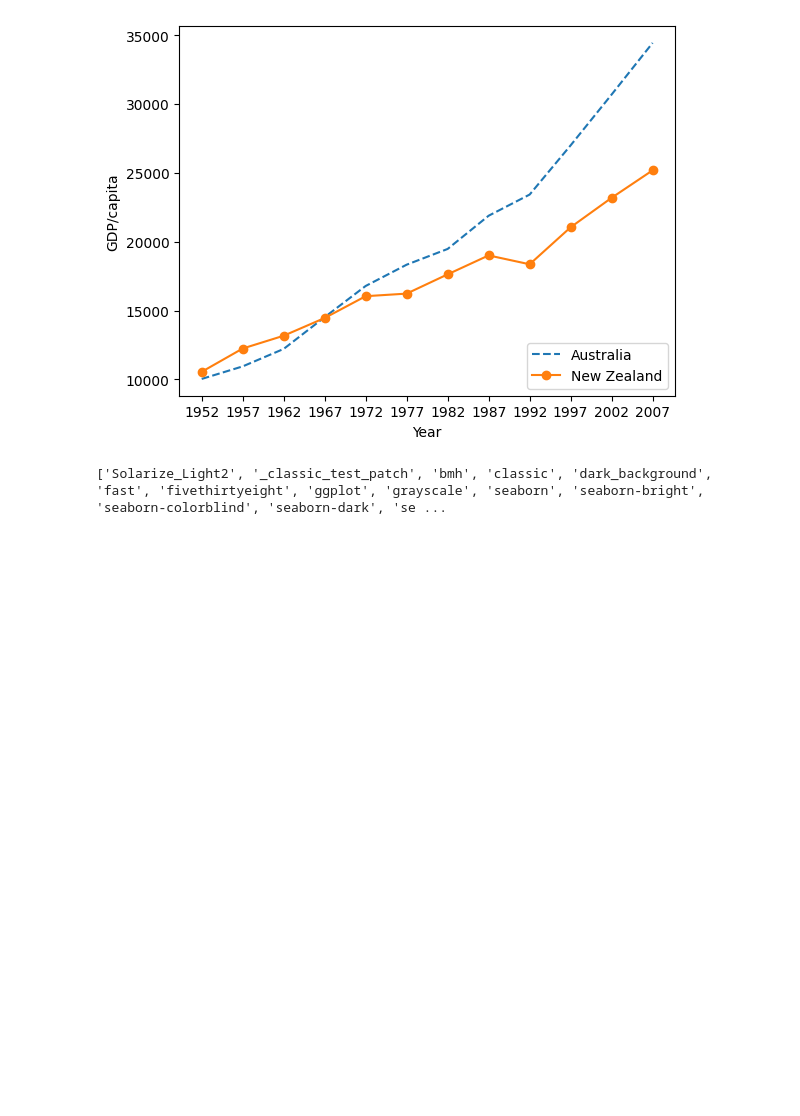
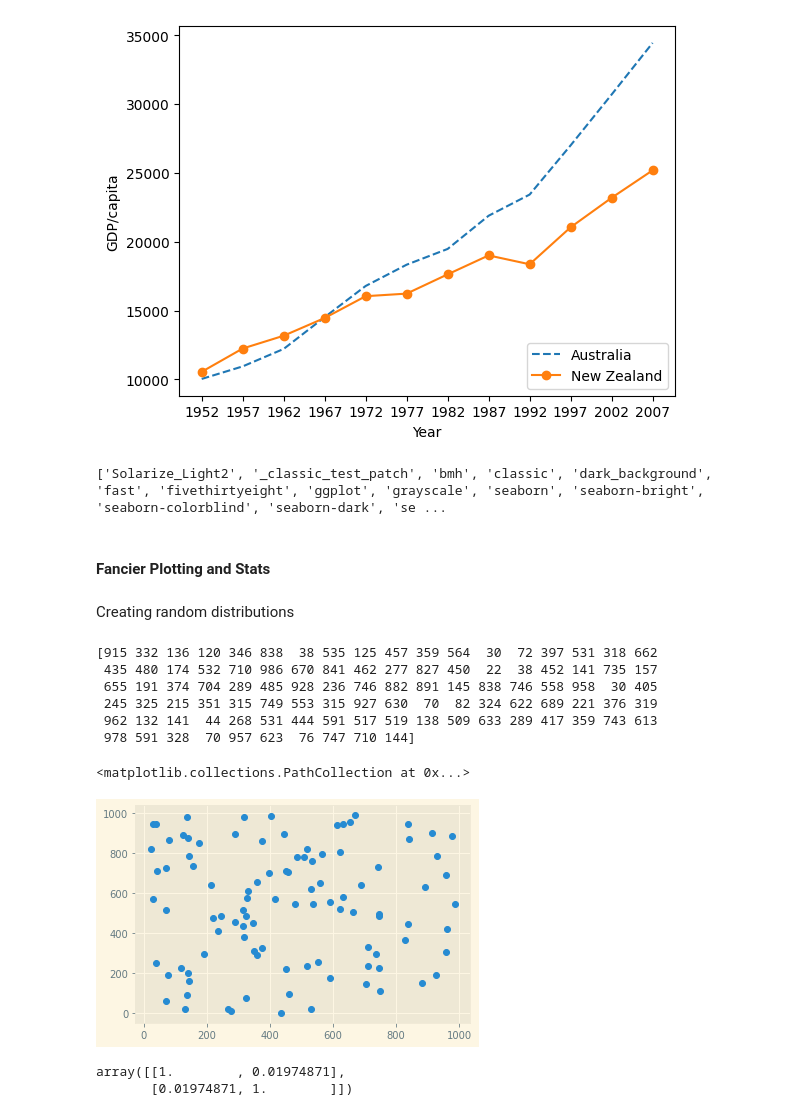
Before and after one commit to brewerlab/practcomp_2022, a Jupyter notebook: PracComp2022.ipynb, the cells around one changed output. Drawn from its saved outputs; the diff is of its cells as text; code cells hidden in the pictures; blank space fills up the shorter version.

Commit message:
Added fancy plots and stats

```diff
--- a/PracComp2022.ipynb
+++ b/PracComp2022.ipynb
@@ -611,3 +611,34 @@ plt.legend(loc='lower right')
 print(plt.style.available)
 # %% [output]
 ['Solarize_Light2', '_classic_test_patch', 'bmh', 'classic', 'dark_background', 'fast', 'fivethirtyeight', 'ggplot', 'grayscale', 'seaborn', 'seaborn-bright', 'seaborn-colorblind', 'seaborn-dark', 'se ...
+# %% [markdown]
+#### Fancier Plotting and Stats
+# %% [markdown]
+Creating random distributions
+# %%
+%matplotlib inline
+import matplotlib.pyplot as plt
+
+import numpy as np
+randx = np.random.randint(0,1000, size=100)
+print(randx)
+# %% [output]
+[915 332 136 120 346 838  38 535 125 457 359 564  30  72 397 531 318 662
+ 435 480 174 532 710 986 670 841 462 277 827 450  22  38 452 141 735 157
+ 655 191 374 704 289 485 928 236 746 882 891 145 838 746 558 958  30 405
+ 245 325 215 351 315 749 553 315 927 630  70  82 324 622 689 221 376 319
+ 962 132 141  44 268 531 444 591 517 519 138 509 633 289 417 359 743 613
+ 978 591 328  70 957 623  76 747 710 144]
+# %%
+randy = np.random.randint(0,1000,size=100)
+# %%
+plt.style.use("Solarize_Light2")
+plt.scatter(randx,randy)
+# %% [output]
+<matplotlib.collections.PathCollection at 0x...>
+[figure, added]
+# %%
+np.corrcoef(randx,randy)
+# %% [output]
+array([[1.        , 0.01974871],
+       [0.01974871, 1.        ]])
```
Also changed, not shown: parts of 16 cells of this notebook.
